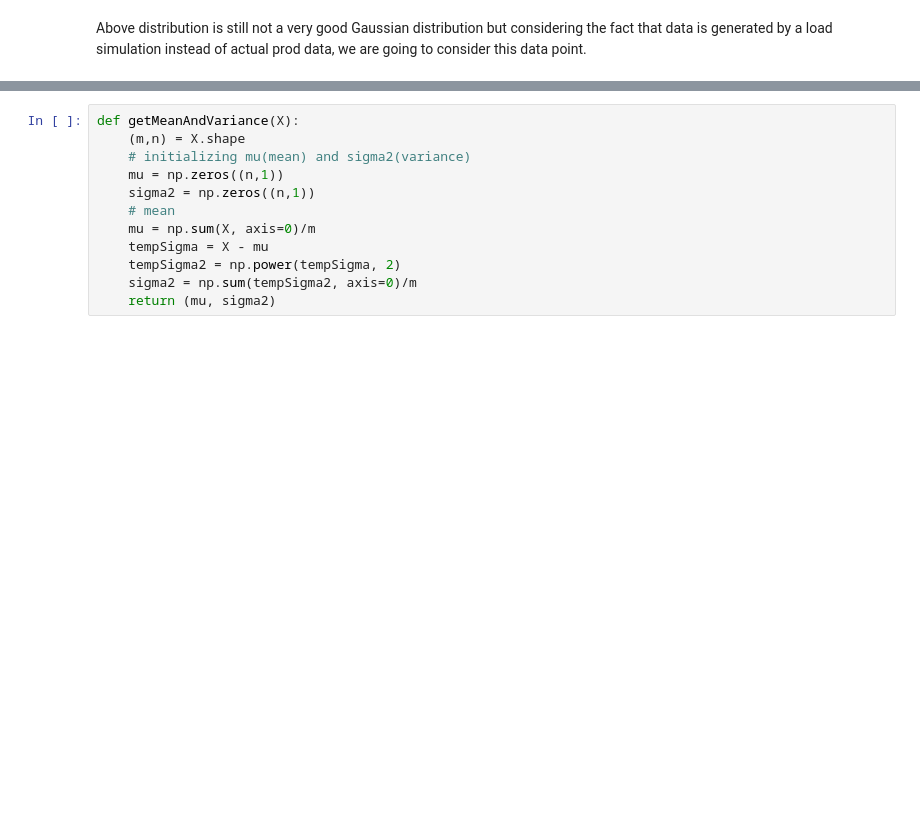
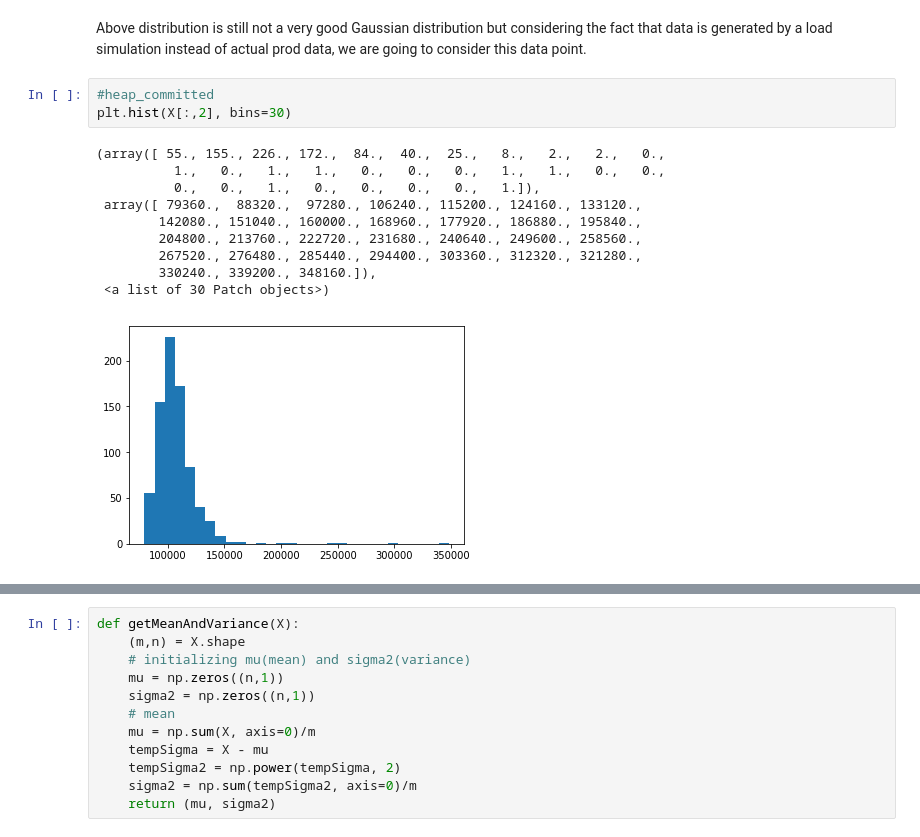
Before and after one commit to siddharthkhare28/MachineLearningOnActuatorMetrics, a Jupyter notebook: MachineLearningActuatorMetrics.ipynb, the cells around one changed output, grey strips where cells are left out. Drawn from its saved outputs; the diff is of its cells as text; blank space fills up the shorter version.

```diff
--- a/MachineLearningActuatorMetrics.ipynb
+++ b/MachineLearningActuatorMetrics.ipynb
@@ -60,2 +55,16 @@ plt.hist(X[:,1], bins=30)
 # %% [markdown]
 Above distribution is still not a very good Gaussian distribution but considering the fact that data is generated by a load simulation instead of actual prod data, we are going to consider this data point.
+# %%
+#heap_committed
+plt.hist(X[:,2], bins=30)
+# %% [output]
+(array([ 55., 155., 226., 172.,  84.,  40.,  25.,   8.,   2.,   2.,   0.,
+          1.,   0.,   1.,   1.,   0.,   0.,   0.,   1.,   1.,   0.,   0.,
+          0.,   0.,   1.,   0.,   0.,   0.,   0.,   1.]),
+ array([ 79360.,  88320.,  97280., 106240., 115200., 124160., 133120.,
+        142080., 151040., 160000., 168960., 177920., 186880., 195840.,
+        204800., 213760., 222720., 231680., 240640., 249600., 258560.,
+        267520., 276480., 285440., 294400., 303360., 312320., 321280.,
+        330240., 339200., 348160.]),
+ <a list of 30 Patch objects>)
+[figure, added]
```
Also changed, not shown: parts of 31 cells of this notebook, 1 other file.
